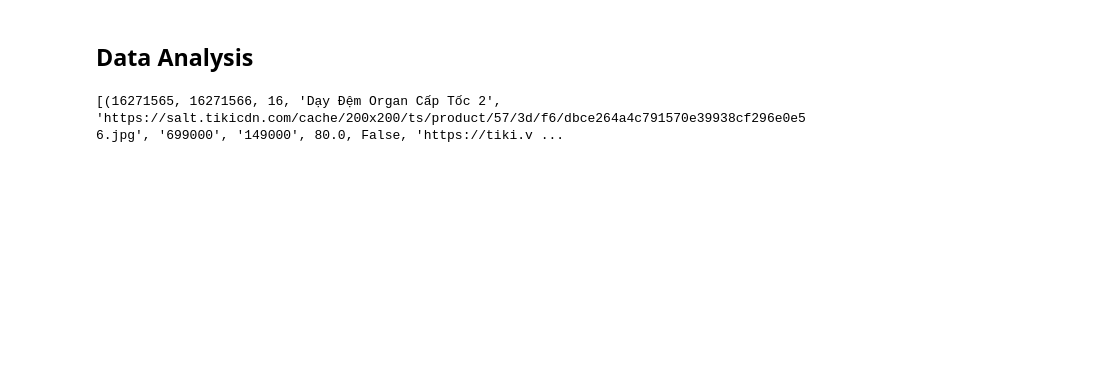
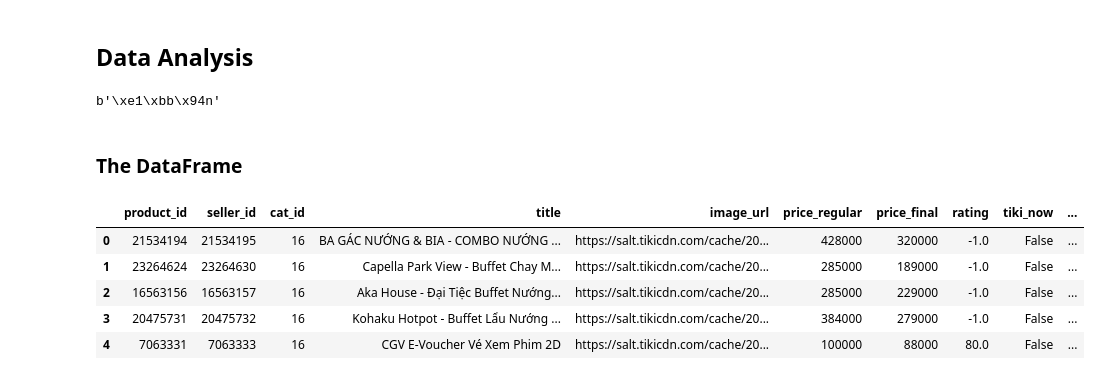
Before and after one commit to jodythai/tiki-scraping, a Jupyter notebook: Week 2 Project.ipynb, the cells around one changed output. Drawn from its saved outputs; the diff is of its cells as text; code cells hidden in the pictures; blank space fills up the shorter version.

```diff
--- a/Week 2 Project.ipynb
+++ b/Week 2 Project.ipynb
@@ -385,10 +420,60 @@ def select_from_db(sql):
 # %% [markdown]
 ## Data Analysis
-# %%
-# Get the list of 10 latest products
-sql = "SELECT * FROM " + tbl_prefix + "products ORDER BY insert_date DESC LIMIT 10"
-
-list_products = select_from_db(sql)
-print(list_products)
-# %% [output]
-[(16271565, 16271566, 16, 'Dạy Đệm Organ Cấp Tốc 2', 'https://salt.tikicdn.com/cache/200x200/ts/product/57/3d/f6/dbce264a4c791570e39938cf296e0e56.jpg', '699000', '149000', 80.0, False, 'https://tiki.v ...
+# %%
+import binascii
+
+def parser_test(url):
+	"""Get a parsed version of an URL"""
+
+	try:
+		# Retrieve plain HTML code
+		plain = requests.get(url).text
+
+		# Parse the plain content into structured one
+		soup = BeautifulSoup(plain, features="lxml")
+
+		return soup
+
+	except Exception as err:
+		print_exception(err)
+
+url = "https://tiki.vn/api/v2/reviews?product_id=10596796&limit=10&sort=score|desc,id|desc,stars|all&include=comments&page=1&_=1564228745807"
+soup = parser_test(url)
+
+#print(soup)
+
+string = "\u1ed4n"
+
+string2 = string.encode('utf-8')
+
+print(string2)
+# %% [output]
+b'\xe1\xbb\x94n'
+# %% [markdown]
+### The DataFrame
+# %%
+products_all = select_from_db(tbl_prefix + "products")
+df = pd.DataFrame(products_all, columns = ['product_id',
+                                       'seller_id',
+                                       'cat_id',
+                                       'title',
+                                       'image_url',
+                                       'price_regular',
+                                       'price_final',
+                                       'rating',
+                                       'tiki_now',
+                                       'product_url',
+                                       'review_total',
+                                       'insert_date'])
+
+# Convert some data types for precise computation
+df = df.astype({"price_regular": int, "price_final": int})
+
+df.head()
+# %% [output]
+|  | product_id | seller_id | cat_id | title | image_url | price_regular | price_final | rating | tiki_now | ... |
+| 0 | 21534194 | 21534195 | 16 | BA GÁC NƯỚNG & BIA - COMBO NƯỚNG ... | https://salt.tikicdn.com/cache/20... | 428000 | 320000 | -1.0 | False | ... |
+| 1 | 23264624 | 23264630 | 16 | Capella Park View - Buffet Chay M... | https://salt.tikicdn.com/cache/20... | 285000 | 189000 | -1.0 | False | ... |
+| 2 | 16563156 | 16563157 | 16 | Aka House - Đại Tiệc Buffet Nướng... | https://salt.tikicdn.com/cache/20... | 285000 | 229000 | -1.0 | False | ... |
+| 3 | 20475731 | 20475732 | 16 | Kohaku Hotpot - Buffet Lẩu Nướng ... | https://salt.tikicdn.com/cache/20... | 384000 | 279000 | -1.0 | False | ... |
+| 4 | 7063331 | 7063333 | 16 | CGV E-Voucher Vé Xem Phim 2D | https://salt.tikicdn.com/cache/20... | 100000 | 88000 | 80.0 | False | ... |
```
Also changed, not shown: parts of 9 cells of this notebook, 2 other files.
